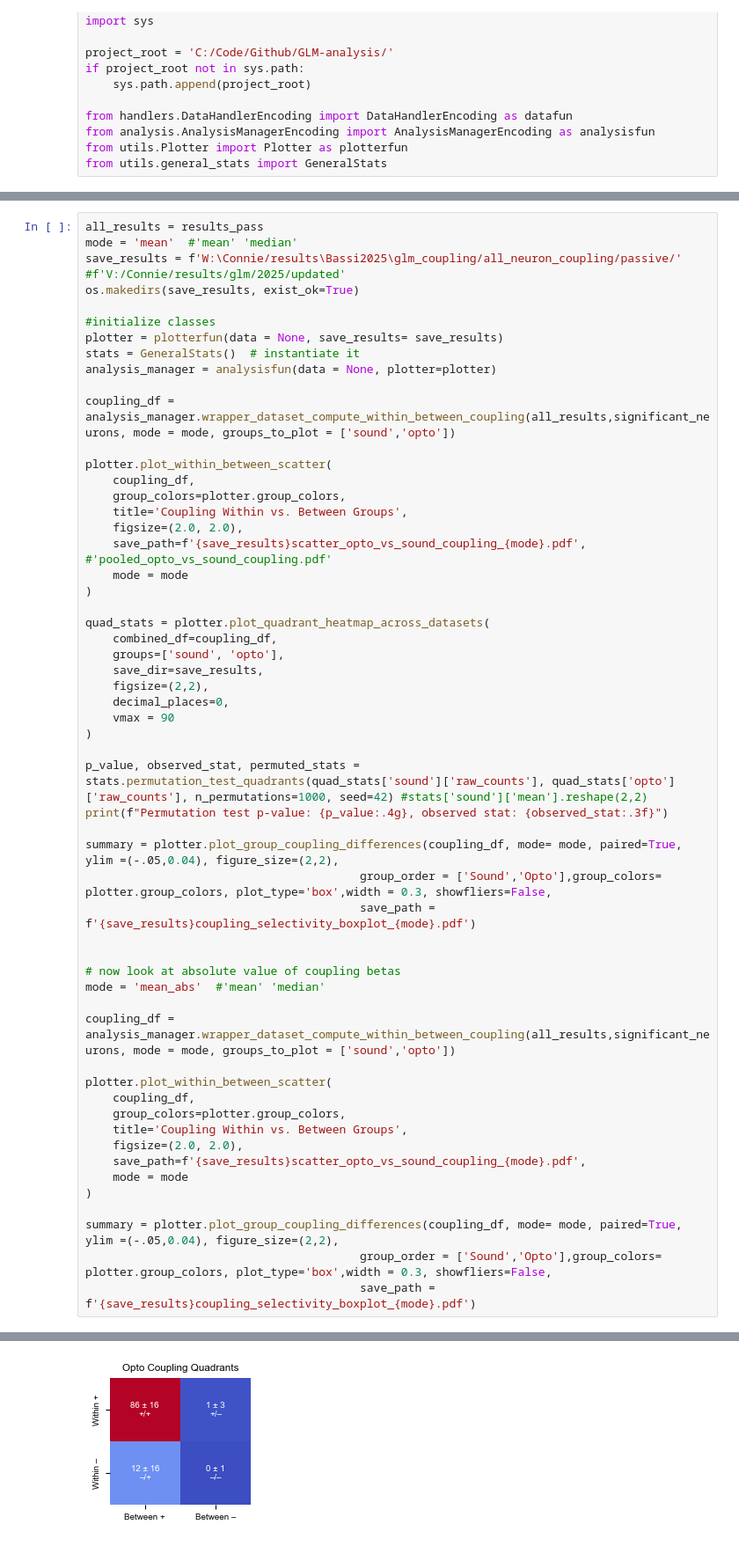
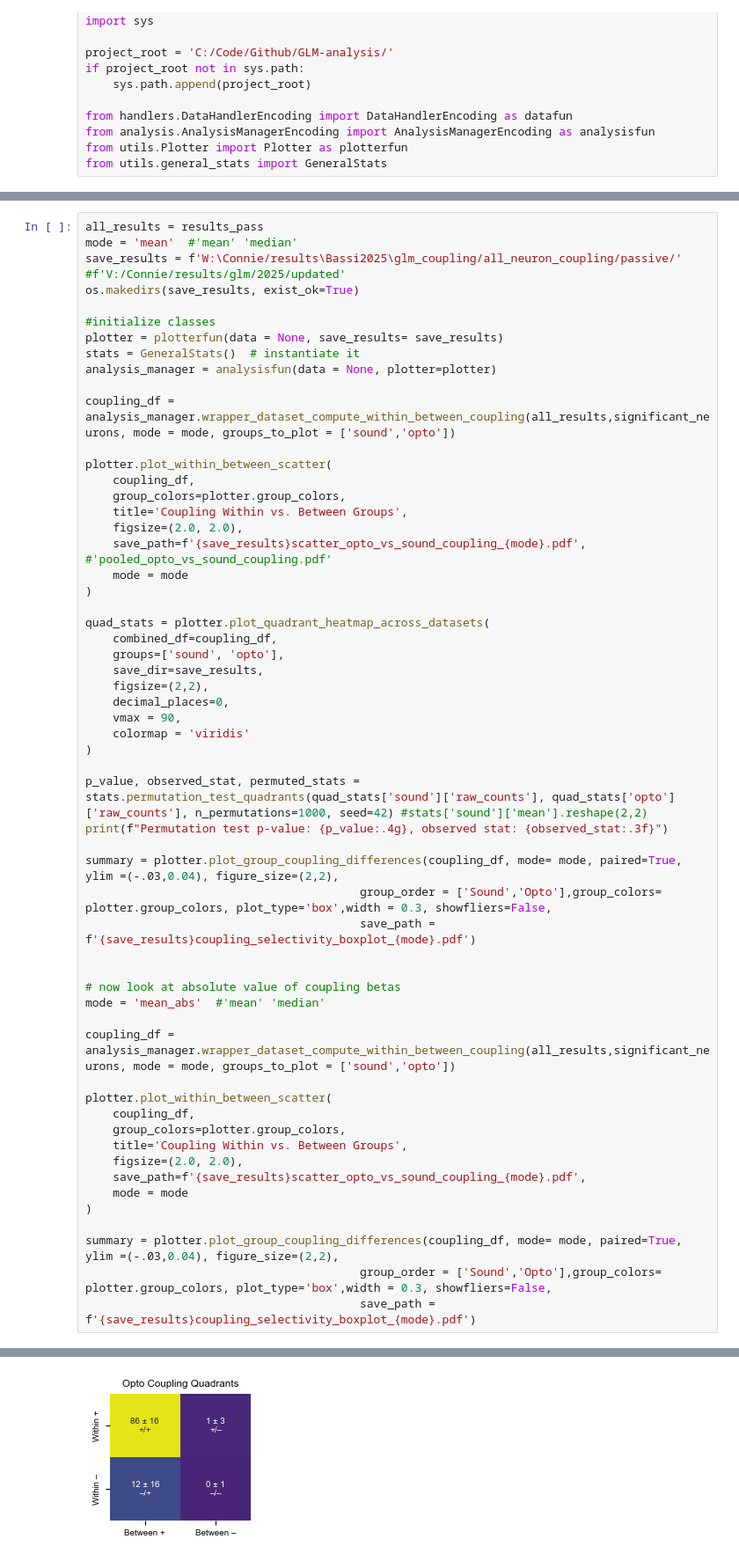
Before and after one commit to constanzabassi/GLM-analysis, a Jupyter notebook: notebooks/run_glm_encoding_analysis_all_neurons_coupling.ipynb, the cells around one changed output, grey strips where cells are left out. Shown at 88% size. Saved outputs shown, nothing was run; the diff lists cells and outputs as text.

```diff
--- a/notebooks/run_glm_encoding_analysis_all_neurons_coupling.ipynb
+++ b/notebooks/run_glm_encoding_analysis_all_neurons_coupling.ipynb
@@ -83,13 +85,14 @@ quad_stats = plotter.plot_quadrant_heatmap_across_datasets(
     save_dir=save_results,
     figsize=(2,2),
     decimal_places=0,
-    vmax = 90
+    vmax = 90,
+    colormap = 'viridis'
 )
 
 p_value, observed_stat, permuted_stats = stats.permutation_test_quadrants(quad_stats['sound']['raw_counts'], quad_stats['opto']['raw_counts'], n_permutations=1000, seed=42) #stats['sound']['mean'].reshape(2,2)
 print(f"Permutation test p-value: {p_value:.4g}, observed stat: {observed_stat:.3f}")
 
-summary = plotter.plot_group_coupling_differences(coupling_df, mode= mode, paired=True, ylim =(-.05,0.04), figure_size=(2,2),
+summary = plotter.plot_group_coupling_differences(coupling_df, mode= mode, paired=True, ylim =(-.03,0.04), figure_size=(2,2),
                                         group_order = ['Sound','Opto'],group_colors= plotter.group_colors, plot_type='box',width = 0.3, showfliers=False,
                                         save_path = f'{save_results}coupling_selectivity_boxplot_{mode}.pdf')
 
@@ -108,7 +111,7 @@ plotter.plot_within_between_scatter(
     mode = mode
 )
 
-summary = plotter.plot_group_coupling_differences(coupling_df, mode= mode, paired=True, ylim =(-.05,0.04), figure_size=(2,2),
+summary = plotter.plot_group_coupling_differences(coupling_df, mode= mode, paired=True, ylim =(-.03,0.04), figure_size=(2,2),
                                         group_order = ['Sound','Opto'],group_colors= plotter.group_colors, plot_type='box',width = 0.3, showfliers=False,
                                         save_path = f'{save_results}coupling_selectivity_boxplot_{mode}.pdf')
 # %% [output]
@@ -117 +120 @@ summary = plotter.plot_group_coupling_differences(coupling_df, mode= mode, paire
-[figure, old version]
+[figure, new version]
```
Also changed, not shown: parts of 7 cells of this notebook, 2 other files.
